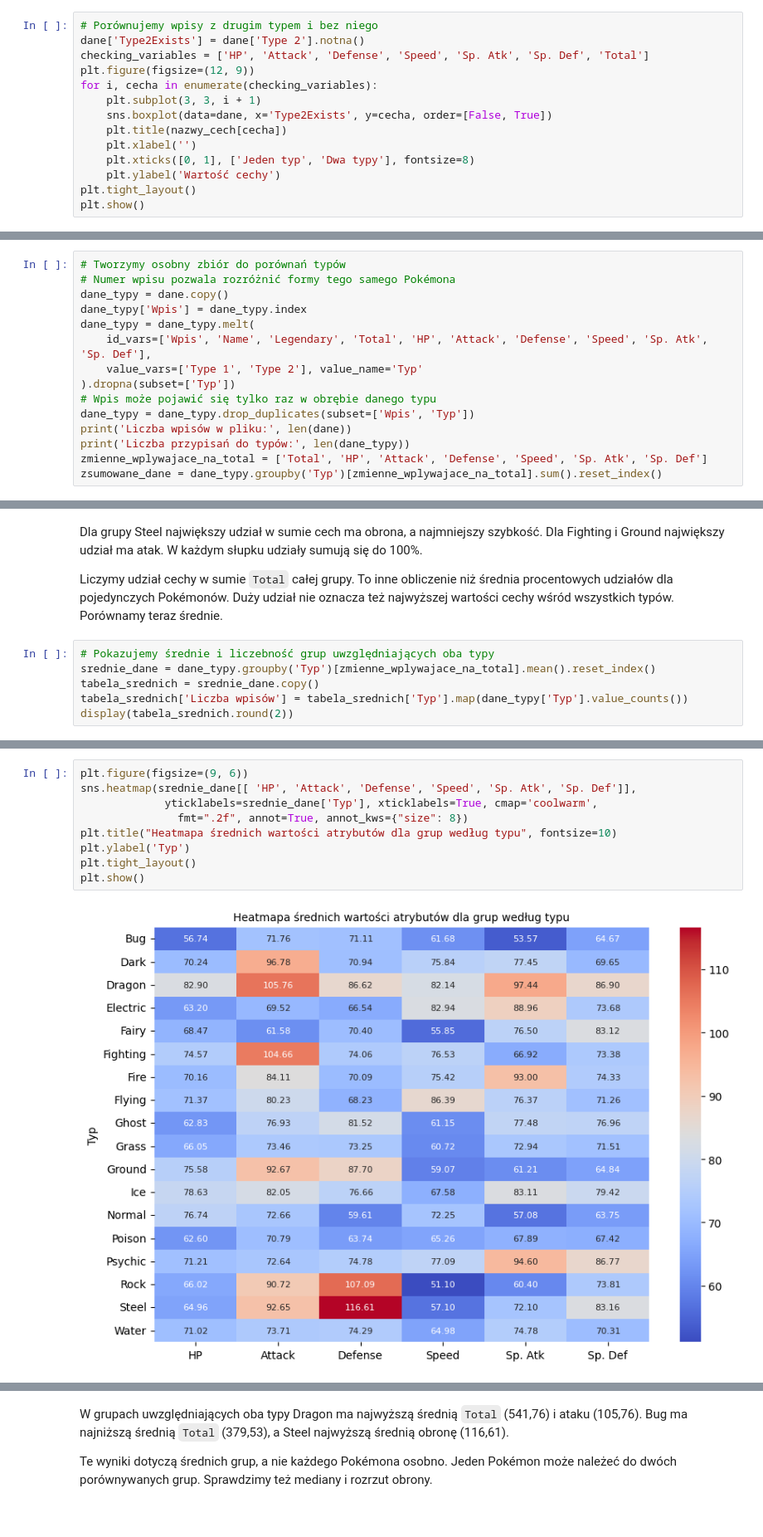
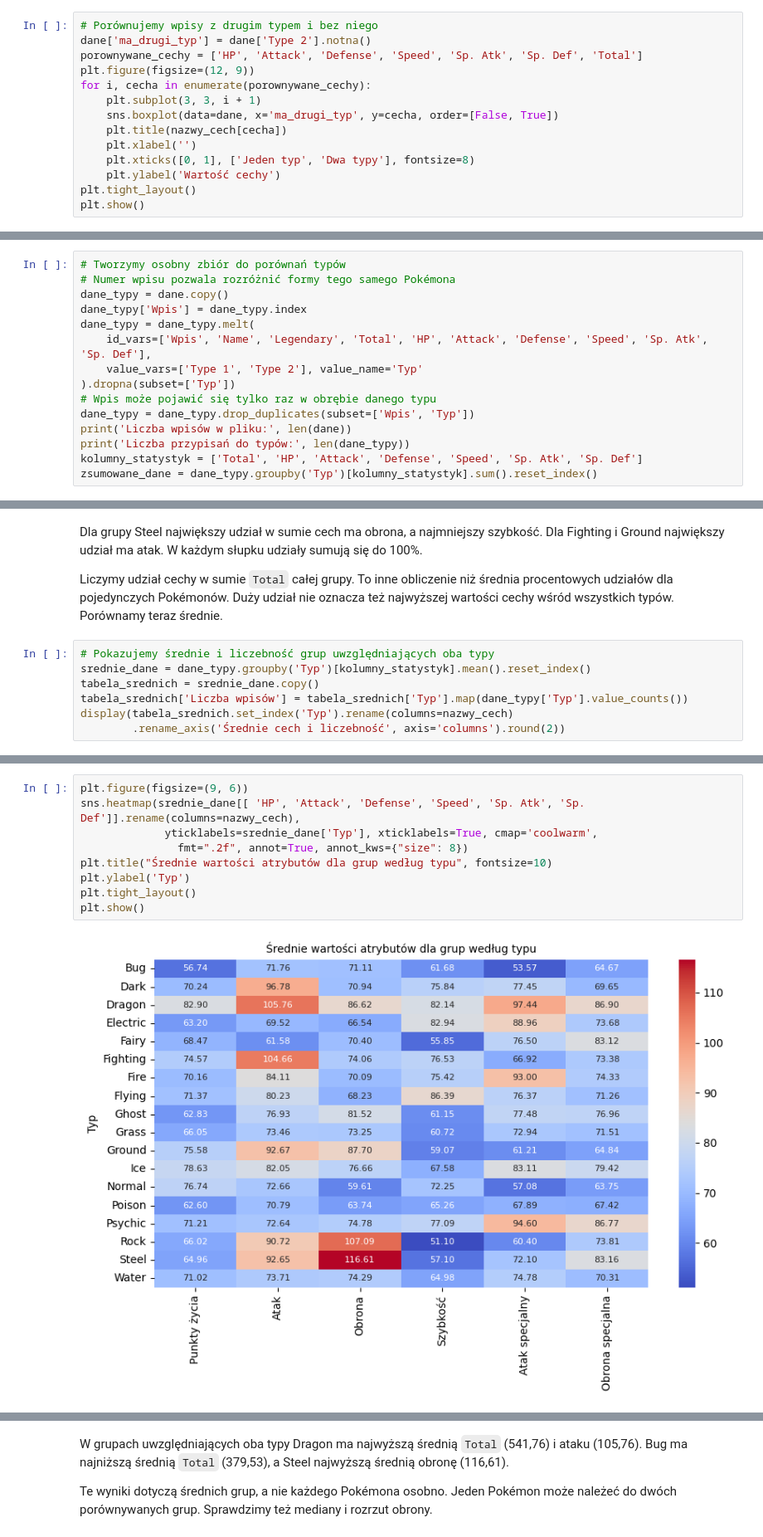
Before and after one commit to Kubix-commits/Wizualizacja-Danych, a Jupyter notebook: Projekt - wizualizacja/Wnioskowanie statystyczne.ipynb, the cells around one changed output, grey strips where cells are left out. Shown at 83% size. Saved outputs shown, nothing was run; the diff lists cells and outputs as text.

```diff
--- a/Projekt - wizualizacja/Wnioskowanie statystyczne.ipynb
+++ b/Projekt - wizualizacja/Wnioskowanie statystyczne.ipynb
@@ -178,12 +206,12 @@ Poza `Type 2` nie ma pustych pól. Puste pola w tej kolumnie zostawiamy, poniewa
 ## 2. Pokémony jednotypowe i dwutypowe oraz zależności między cechami
 # %%
 # Porównujemy wpisy z drugim typem i bez niego
-dane['Type2Exists'] = dane['Type 2'].notna()
-checking_variables = ['HP', 'Attack', 'Defense', 'Speed', 'Sp. Atk', 'Sp. Def', 'Total']
+dane['ma_drugi_typ'] = dane['Type 2'].notna()
+porownywane_cechy = ['HP', 'Attack', 'Defense', 'Speed', 'Sp. Atk', 'Sp. Def', 'Total']
 plt.figure(figsize=(12, 9))
-for i, cecha in enumerate(checking_variables):
+for i, cecha in enumerate(porownywane_cechy):
     plt.subplot(3, 3, i + 1)
-    sns.boxplot(data=dane, x='Type2Exists', y=cecha, order=[False, True])
+    sns.boxplot(data=dane, x='ma_drugi_typ', y=cecha, order=[False, True])
     plt.title(nazwy_cech[cecha])
     plt.xlabel('')
     plt.xticks([0, 1], ['Jeden typ', 'Dwa typy'], fontsize=8)
@@ -309,8 +338,8 @@ dane_typy = dane_typy.melt(
 dane_typy = dane_typy.drop_duplicates(subset=['Wpis', 'Typ'])
 print('Liczba wpisów w pliku:', len(dane))
 print('Liczba przypisań do typów:', len(dane_typy))
-zmienne_wplywajace_na_total = ['Total', 'HP', 'Attack', 'Defense', 'Speed', 'Sp. Atk', 'Sp. Def']
-zsumowane_dane = dane_typy.groupby('Typ')[zmienne_wplywajace_na_total].sum().reset_index()
+kolumny_statystyk = ['Total', 'HP', 'Attack', 'Defense', 'Speed', 'Sp. Atk', 'Sp. Def']
+zsumowane_dane = dane_typy.groupby('Typ')[kolumny_statystyk].sum().reset_index()
 # %% [output]
 Liczba wpisów w pliku: 800
 Liczba przypisań do typów: 1214
@@ -338,8 +367,9 @@ Dla grupy Steel największy udział w sumie cech ma obrona, a najmniejszy szybko
 Liczymy udział cechy w sumie `Total` całej grupy. To inne obliczenie niż średnia procentowych udziałów dla pojedynczych Pokémonów. Duży udział nie oznacza też najwyższej wartości cechy wśród wszystkich typów. Porównamy teraz średnie.
 # %%
 # Pokazujemy średnie i liczebność grup uwzględniających oba typy
-srednie_dane = dane_typy.groupby('Typ')[zmienne_wplywajace_na_total].mean().reset_index()
+srednie_dane = dane_typy.groupby('Typ')[kolumny_statystyk].mean().reset_index()
 tabela_srednich = srednie_dane.copy()
 tabela_srednich['Liczba wpisów'] = tabela_srednich['Typ'].map(dane_typy['Typ'].value_counts())
-display(tabela_srednich.round(2))
+display(tabela_srednich.set_index('Typ').rename(columns=nazwy_cech)
+        .rename_axis('Średnie cech i liczebność', axis='columns').round(2))
 # %% [output]
@@ -363,14 +394,14 @@ display(tabela_srednich.round(2))
 # %%
 plt.figure(figsize=(9, 6))
-sns.heatmap(srednie_dane[[ 'HP', 'Attack', 'Defense', 'Speed', 'Sp. Atk', 'Sp. Def']],
+sns.heatmap(srednie_dane[[ 'HP', 'Attack', 'Defense', 'Speed', 'Sp. Atk', 'Sp. Def']].rename(columns=nazwy_cech),
              yticklabels=srednie_dane['Typ'], xticklabels=True, cmap='coolwarm',
                fmt=".2f", annot=True, annot_kws={"size": 8})
-plt.title("Heatmapa średnich wartości atrybutów dla grup według typu", fontsize=10)
+plt.title("Średnie wartości atrybutów dla grup według typu", fontsize=10)
 plt.ylabel('Typ')
 plt.tight_layout()
 plt.show()
 # %% [output]
-[figure, old version]
+[figure, new version]
 # %%
 plt.figure(figsize=(9, 6))
 #Oddzielnie wyświetlamy heatmapę dla średnich wartości Total dla grup według typu
```
Also changed, not shown: parts of 33 cells of this notebook, 1 other file.
